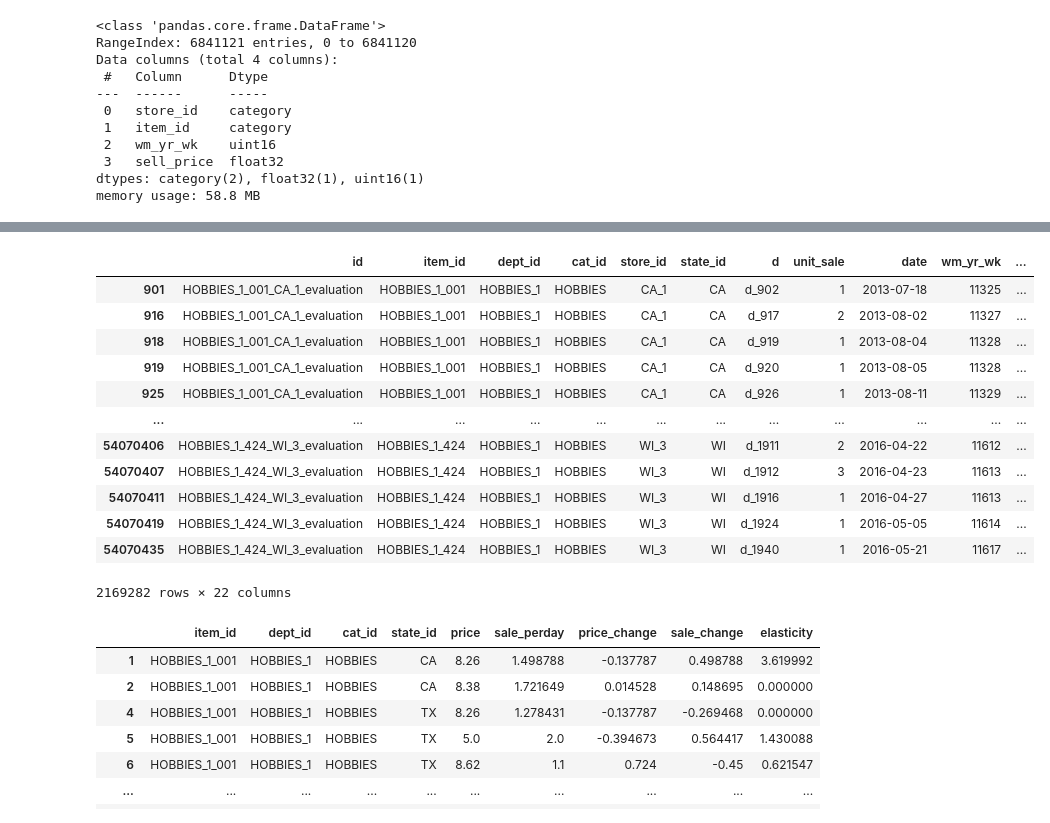
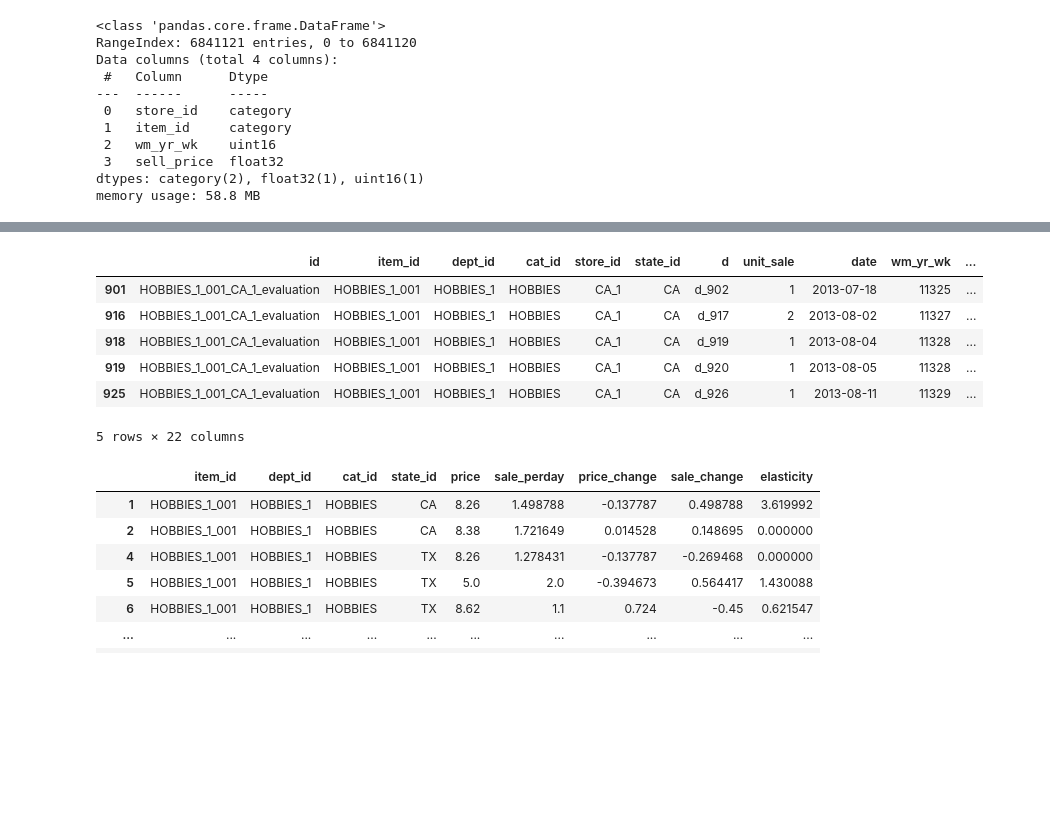
Before and after one commit to janiceivana/DS05_P5, a Jupyter notebook: opti.ipynb, the cells around one changed output, grey strips where cells are left out. Drawn from its saved outputs; the diff is of its cells as text; code cells hidden in the pictures; blank space fills up the shorter version.

```diff
--- a/opti.ipynb
+++ b/opti.ipynb
@@ -187,21 +173,15 @@ my_data
 # %%
 hobbies_1=my_data[my_data['dept_id']=="HOBBIES_1"]
 hobbies_1 = hobbies_1.drop(hobbies_1[hobbies_1['unit_sale'] == 0].index)
-hobbies_1
+hobbies_1.head()
 # %% [output]
 |  | id | item_id | dept_id | cat_id | store_id | state_id | d | unit_sale | date | wm_yr_wk | ... |
 | 901 | HOBBIES_1_001_CA_1_evaluation | HOBBIES_1_001 | HOBBIES_1 | HOBBIES | CA_1 | CA | d_902 | 1 | 2013-07-18 | 11325 | ... |
 | 916 | HOBBIES_1_001_CA_1_evaluation | HOBBIES_1_001 | HOBBIES_1 | HOBBIES | CA_1 | CA | d_917 | 2 | 2013-08-02 | 11327 | ... |
 | 918 | HOBBIES_1_001_CA_1_evaluation | HOBBIES_1_001 | HOBBIES_1 | HOBBIES | CA_1 | CA | d_919 | 1 | 2013-08-04 | 11328 | ... |
 | 919 | HOBBIES_1_001_CA_1_evaluation | HOBBIES_1_001 | HOBBIES_1 | HOBBIES | CA_1 | CA | d_920 | 1 | 2013-08-05 | 11328 | ... |
 | 925 | HOBBIES_1_001_CA_1_evaluation | HOBBIES_1_001 | HOBBIES_1 | HOBBIES | CA_1 | CA | d_926 | 1 | 2013-08-11 | 11329 | ... |
-| ... | ... | ... | ... | ... | ... | ... | ... | ... | ... | ... | ... |
-| 54070406 | HOBBIES_1_424_WI_3_evaluation | HOBBIES_1_424 | HOBBIES_1 | HOBBIES | WI_3 | WI | d_1911 | 2 | 2016-04-22 | 11612 | ... |
-| 54070407 | HOBBIES_1_424_WI_3_evaluation | HOBBIES_1_424 | HOBBIES_1 | HOBBIES | WI_3 | WI | d_1912 | 3 | 2016-04-23 | 11613 | ... |
-| 54070411 | HOBBIES_1_424_WI_3_evaluation | HOBBIES_1_424 | HOBBIES_1 | HOBBIES | WI_3 | WI | d_1916 | 1 | 2016-04-27 | 11613 | ... |
-| 54070419 | HOBBIES_1_424_WI_3_evaluation | HOBBIES_1_424 | HOBBIES_1 | HOBBIES | WI_3 | WI | d_1924 | 1 | 2016-05-05 | 11614 | ... |
-| 54070435 | HOBBIES_1_424_WI_3_evaluation | HOBBIES_1_424 | HOBBIES_1 | HOBBIES | WI_3 | WI | d_1940 | 1 | 2016-05-21 | 11617 | ... |
-2169282 rows × 22 columns
+5 rows × 22 columns
 # %%
 h1_df = pd.DataFrame(columns=['item_id', 'dept_id', 'cat_id', 'state_id', 'price',  'sale_perday', 'price_change', 'sale_change', 'elasticity'])
 
```
Also changed, not shown: parts of 2 cells of this notebook.
